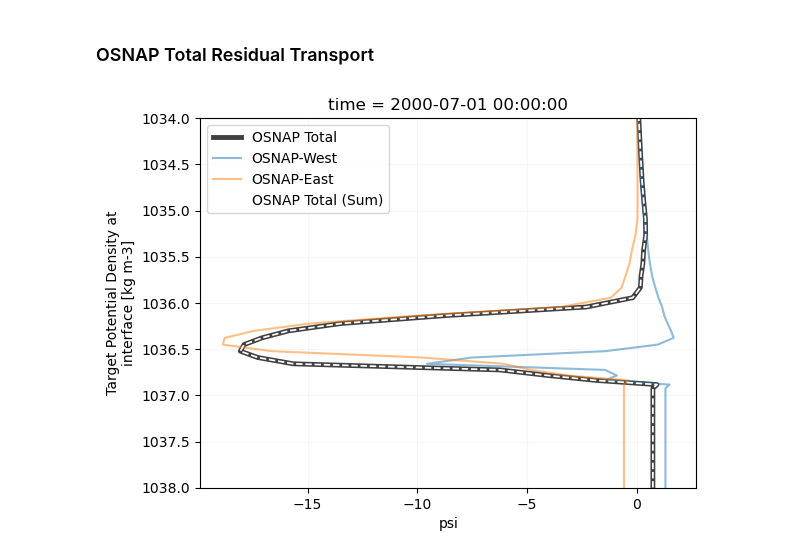
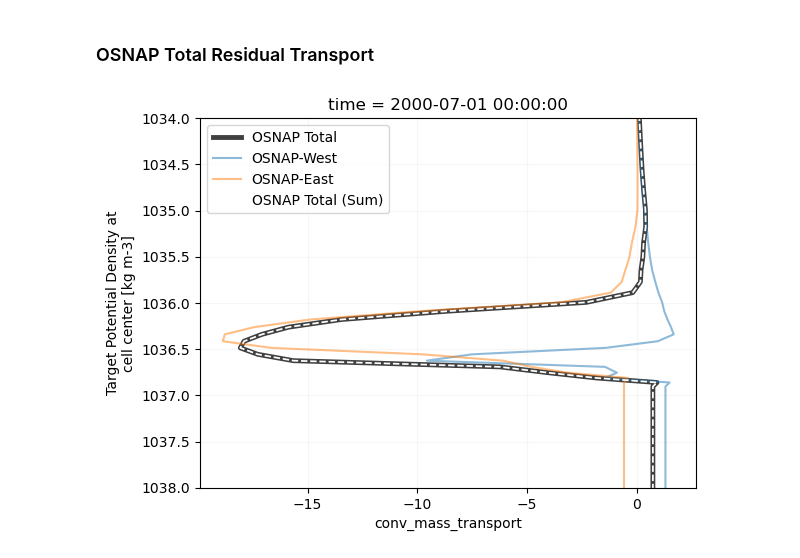
Before and after one commit to MOM6-community/sectionate, a Jupyter notebook: examples/2_OSNAP_transports_CM4p25.ipynb, the cells around one changed output. Cells and saved outputs as stored; diff of their text form; code cells hidden in the pictures.

```diff
--- a/examples/2_OSNAP_transports_CM4p25.ipynb
+++ b/examples/2_OSNAP_transports_CM4p25.ipynb
@@ -232,11 +222,18 @@ ovt_rho2 = xoverturning.compfunc.compute_streamfunction(Trp, names_sigma2, trans
+# %%
+rho0 = 1035. # kg/m3
+Sv_s_per_m3 = 1e-6
+Sv_s_per_kg = Sv_s_per_m3/rho0
+ovt_rho2_west = Trp_west["conv_mass_transport"].cumsum("sigma2_l").sum("sect") *Sv_s_per_kg
+ovt_rho2_east = Trp_east["conv_mass_transport"].cumsum("sigma2_l").sum("sect") *Sv_s_per_kg
+ovt_rho2 = Trp["conv_mass_transport"].cumsum("sigma2_l").sum("sect") *Sv_s_per_kg
 # %% [markdown]
 ### OSNAP Total Residual Transport
 # %%
-(ovt_rho2).isel(time=0).plot(y='rho2_i', yincrease=False, ylim=[1038,1034], label="OSNAP Total", color="k", lw=3.5, alpha=0.75)
-ovt_rho2_west.isel(time=0).plot(y='rho2_i', yincrease=False, ylim=[1038,1034], label="OSNAP-West", alpha=0.5, ls="-")
-ovt_rho2_east.isel(time=0).plot(y='rho2_i', yincrease=False, ylim=[1038,1034], label="OSNAP-East", alpha=0.5, ls="-")
-(ovt_rho2_east + ovt_rho2_west).isel(time=0).plot(y='rho2_i', yincrease=False, ylim=[1038,1034], label="OSNAP Total (Sum)", color="white", ls="--", lw=1.25)
+(ovt_rho2).isel(time=0).plot(y='rho2_l', yincrease=False, ylim=[1038,1034], label="OSNAP Total", color="k", lw=3.5, alpha=0.75)
+ovt_rho2_west.isel(time=0).plot(y='rho2_l', yincrease=False, ylim=[1038,1034], label="OSNAP-West", alpha=0.5, ls="-")
+ovt_rho2_east.isel(time=0).plot(y='rho2_l', yincrease=False, ylim=[1038,1034], label="OSNAP-East", alpha=0.5, ls="-")
+(ovt_rho2_east + ovt_rho2_west).isel(time=0).plot(y='rho2_l', yincrease=False, ylim=[1038,1034], label="OSNAP Total (Sum)", color="white", ls="--", lw=1.25)
 plt.legend();
 plt.grid(True, alpha=0.1)
 # %% [output]
-[figure, old version]
+[figure, new version]
```
Also changed, not shown: parts of 4 cells of this notebook, 7 other files.
